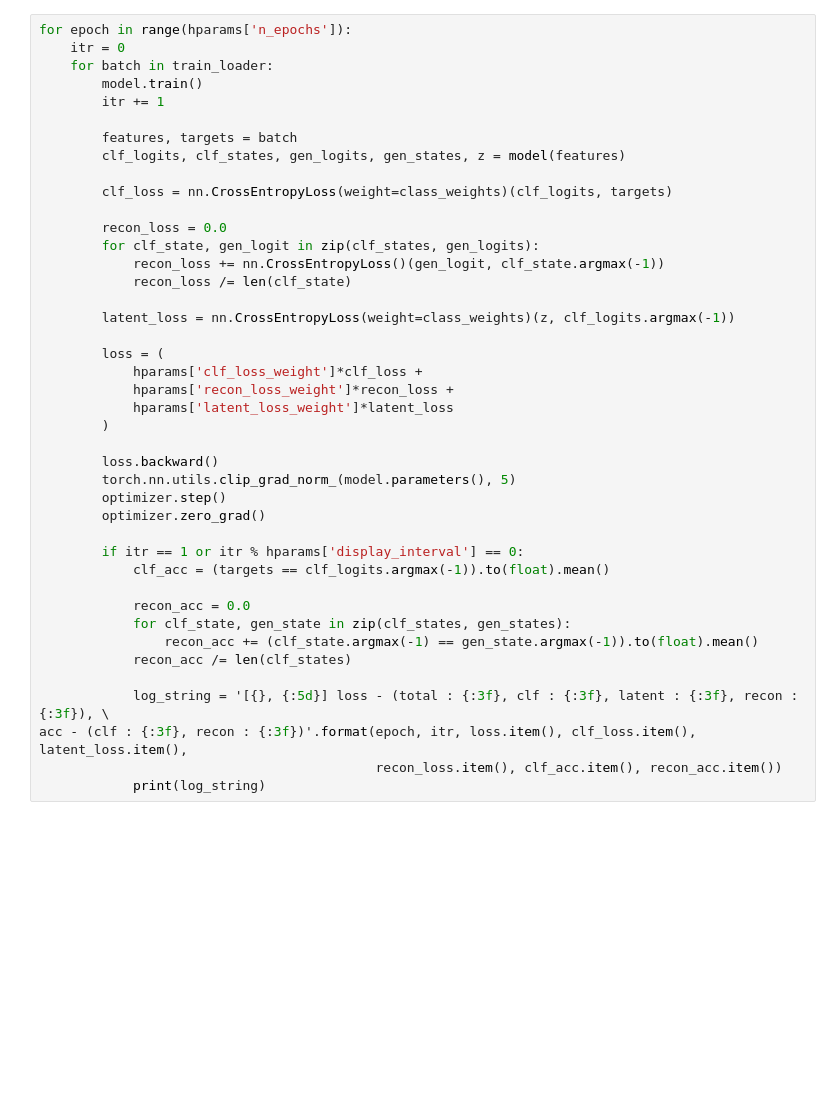
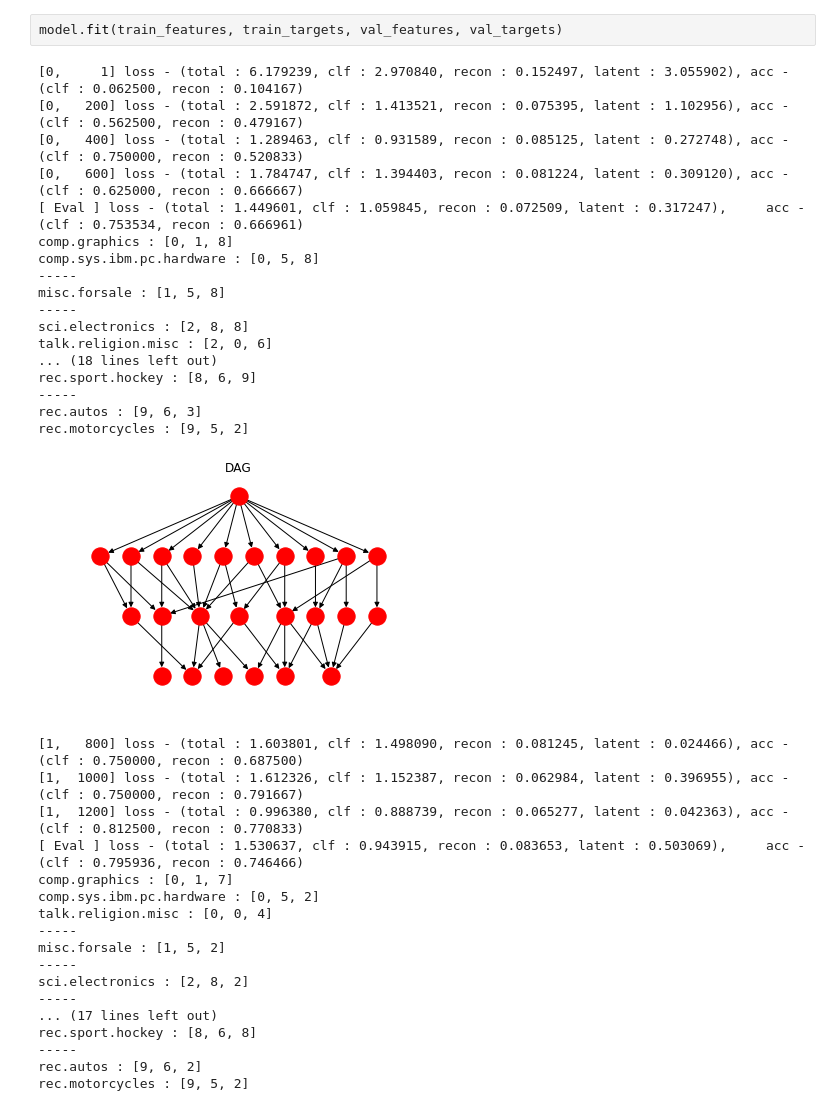
Before and after one commit to pgigioli/latent_hierarchy_discovery, a Jupyter notebook: Untitled.ipynb, the cells around one changed output. Cells and saved outputs as stored; diff of their text form; blank space fills up the shorter version.

```diff
--- a/Untitled.ipynb
+++ b/Untitled.ipynb
@@ -193,42 +364,38 @@ optimizer = optim.Adam(
-# %%
-for epoch in range(hparams['n_epochs']):
-    itr = 0
-    for batch in train_loader:
-        model.train()
-        itr += 1
-
-        features, targets = batch
-        clf_logits, clf_states, gen_logits, gen_states, z = model(features)
-
-        clf_loss = nn.CrossEntropyLoss(weight=class_weights)(clf_logits, targets)
-
-        recon_loss = 0.0
-        for clf_state, gen_logit in zip(clf_states, gen_logits):
-            recon_loss += nn.CrossEntropyLoss()(gen_logit, clf_state.argmax(-1))
-            recon_loss /= len(clf_state)
-
-        latent_loss = nn.CrossEntropyLoss(weight=class_weights)(z, clf_logits.argmax(-1))
-
-        loss = (
-            hparams['clf_loss_weight']*clf_loss +
-            hparams['recon_loss_weight']*recon_loss +
-            hparams['latent_loss_weight']*latent_loss
-        )
-
-        loss.backward()
-        torch.nn.utils.clip_grad_norm_(model.parameters(), 5)
-        optimizer.step()
-        optimizer.zero_grad()
-
-        if itr == 1 or itr % hparams['display_interval'] == 0:
-            clf_acc = (targets == clf_logits.argmax(-1)).to(float).mean()
-
-            recon_acc = 0.0
-            for clf_state, gen_state in zip(clf_states, gen_states):
-                recon_acc += (clf_state.argmax(-1) == gen_state.argmax(-1)).to(float).mean()
-            recon_acc /= len(clf_states)
-
-            log_string = '[{}, {:5d}] loss - (total : {:3f}, clf : {:3f}, latent : {:3f}, recon : {:3f}), \
-acc - (clf : {:3f}, recon : {:3f})'.format(epoch, itr, loss.item(), clf_loss.item(), latent_loss.item(),
-                                           recon_loss.item(), clf_acc.item(), recon_acc.item())
-            print(log_string)
+# %%
+model.fit(train_features, train_targets, val_features, val_targets)
+# %% [output]
+[0,     1] loss - (total : 6.179239, clf : 2.970840, recon : 0.152497, latent : 3.055902), acc - (clf : 0.062500, recon : 0.104167)
+[0,   200] loss - (total : 2.591872, clf : 1.413521, recon : 0.075395, latent : 1.102956), acc - (clf : 0.562500, recon : 0.479167)
+[0,   400] loss - (total : 1.289463, clf : 0.931589, recon : 0.085125, latent : 0.272748), acc - (clf : 0.750000, recon : 0.520833)
+[0,   600] loss - (total : 1.784747, clf : 1.394403, recon : 0.081224, latent : 0.309120), acc - (clf : 0.625000, recon : 0.666667)
+[ Eval ] loss - (total : 1.449601, clf : 1.059845, recon : 0.072509, latent : 0.317247),     acc - (clf : 0.753534, recon : 0.666961)
+comp.graphics : [0, 1, 8]
+comp.sys.ibm.pc.hardware : [0, 5, 8]
+-----
+misc.forsale : [1, 5, 8]
+-----
+sci.electronics : [2, 8, 8]
+talk.religion.misc : [2, 0, 6]
+... (18 lines left out)
+rec.sport.hockey : [8, 6, 9]
+-----
+rec.autos : [9, 6, 3]
+rec.motorcycles : [9, 5, 2]
+[figure, added]
+[1,   800] loss - (total : 1.603801, clf : 1.498090, recon : 0.081245, latent : 0.024466), acc - (clf : 0.750000, recon : 0.687500)
+[1,  1000] loss - (total : 1.612326, clf : 1.152387, recon : 0.062984, latent : 0.396955), acc - (clf : 0.750000, recon : 0.791667)
+[1,  1200] loss - (total : 0.996380, clf : 0.888739, recon : 0.065277, latent : 0.042363), acc - (clf : 0.812500, recon : 0.770833)
+[ Eval ] loss - (total : 1.530637, clf : 0.943915, recon : 0.083653, latent : 0.503069),     acc - (clf : 0.795936, recon : 0.746466)
+comp.graphics : [0, 1, 7]
+comp.sys.ibm.pc.hardware : [0, 5, 2]
+talk.religion.misc : [0, 0, 4]
+-----
+misc.forsale : [1, 5, 2]
+-----
+sci.electronics : [2, 8, 2]
+-----
+... (17 lines left out)
+rec.sport.hockey : [8, 6, 8]
+-----
+rec.autos : [9, 6, 2]
+rec.motorcycles : [9, 5, 2]
```
Also changed, not shown: parts of 14 cells of this notebook, 1 other file.
